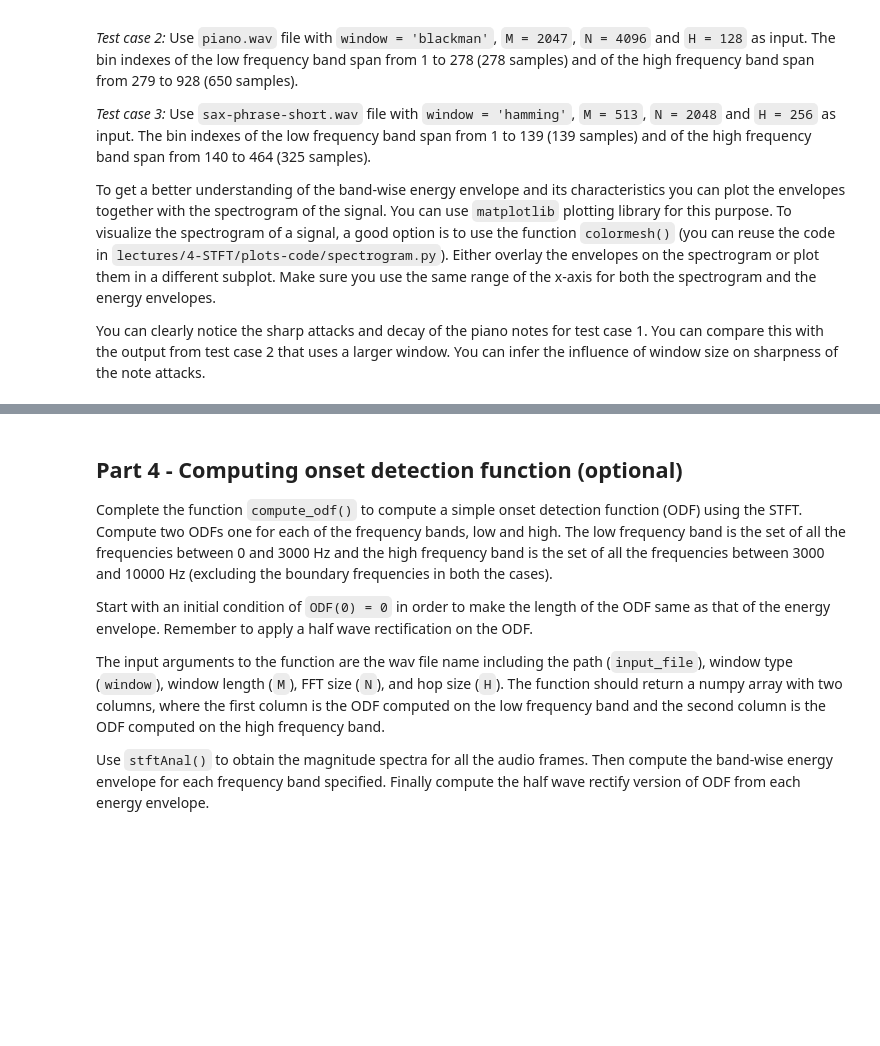
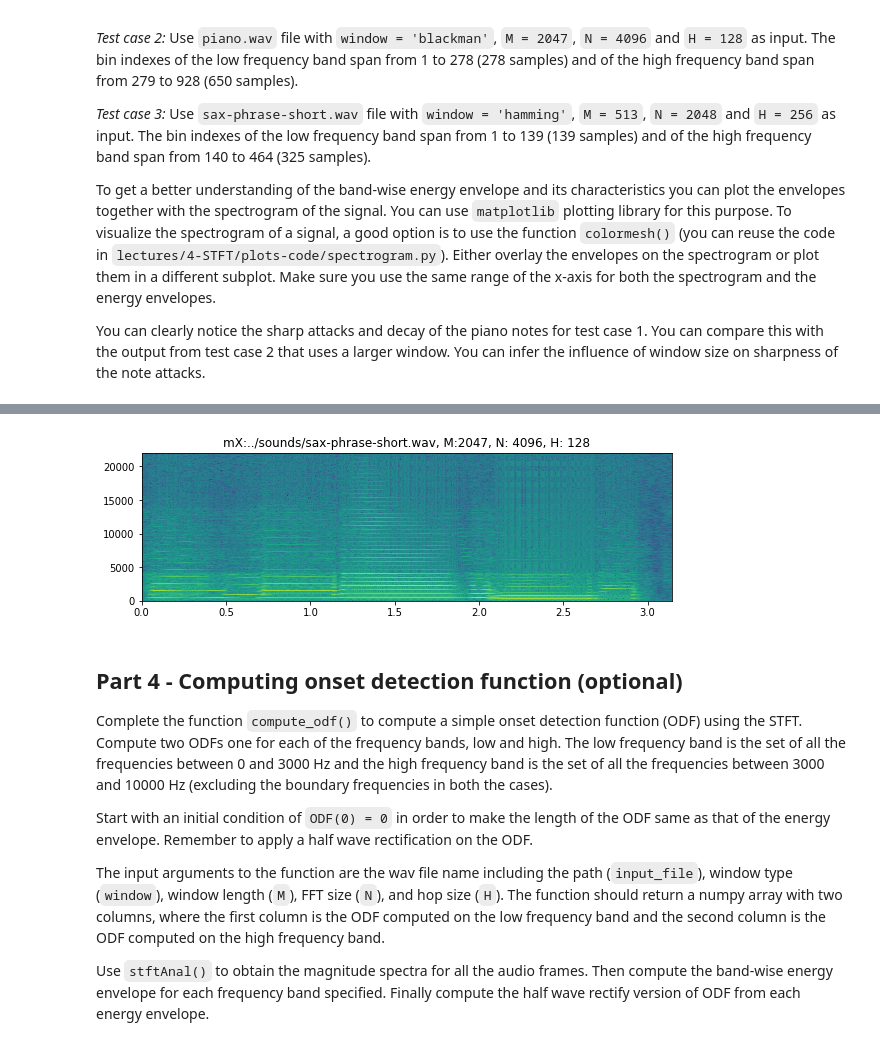
Before and after one commit to RamanS11/sms-tools, a Jupyter notebook: notebooks/E4-STFT.ipynb, the cells around one changed output, grey strips where cells are left out. Drawn from its saved outputs; the diff is of its cells as text; code cells hidden in the pictures; blank space fills up the shorter version.

```diff
--- a/notebooks/E4-STFT.ipynb
+++ b/notebooks/E4-STFT.ipynb
@@ -333,3 +382,7 @@ You can clearly notice the sharp attacks and decay of the piano notes for test c
+# %%
+compute_eng_env("../sounds/sax-phrase-short.wav",'hamming',2047,4096,128)
+# %% [output]
+[figure, added]
 # %% [markdown]
 ## Part 4 - Computing onset detection function (optional)
 
```
Also changed, not shown: parts of 9 cells of this notebook.
